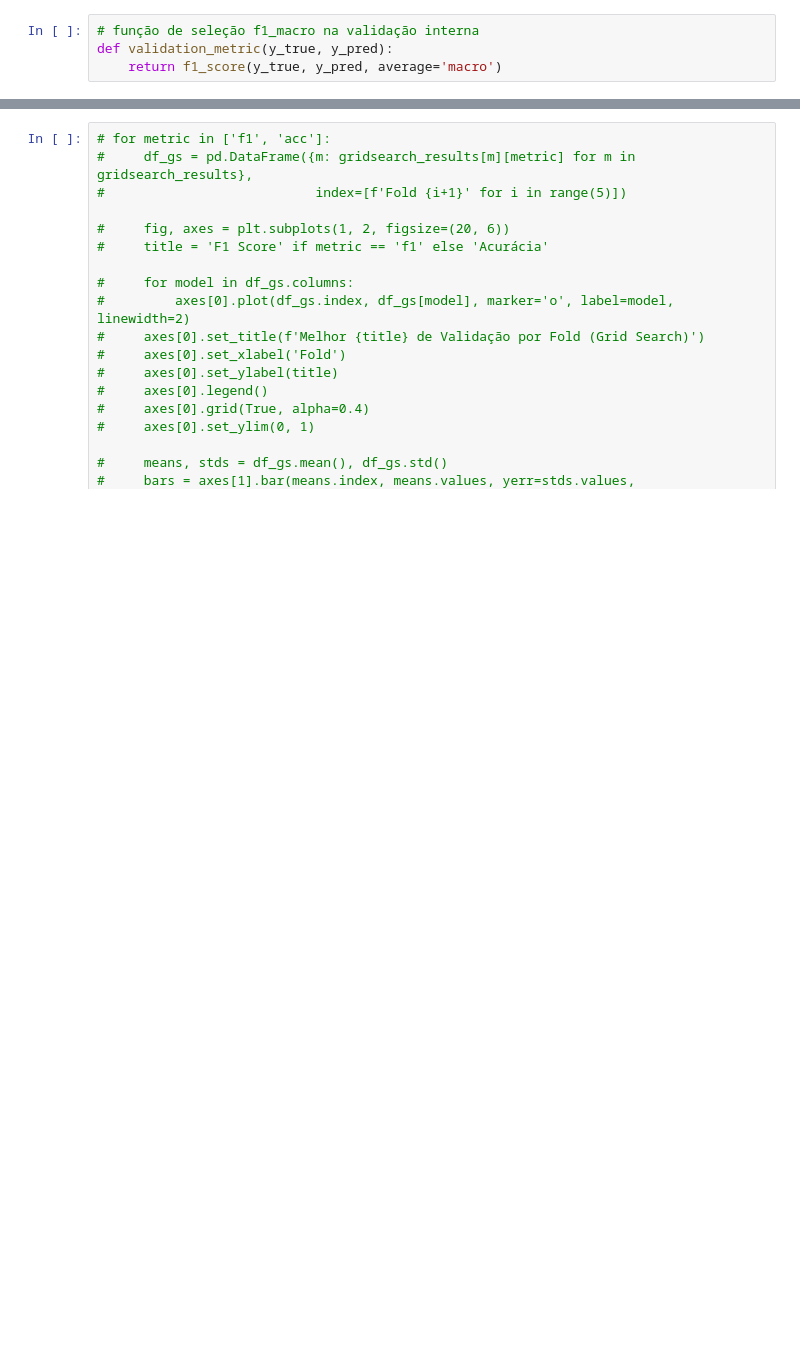
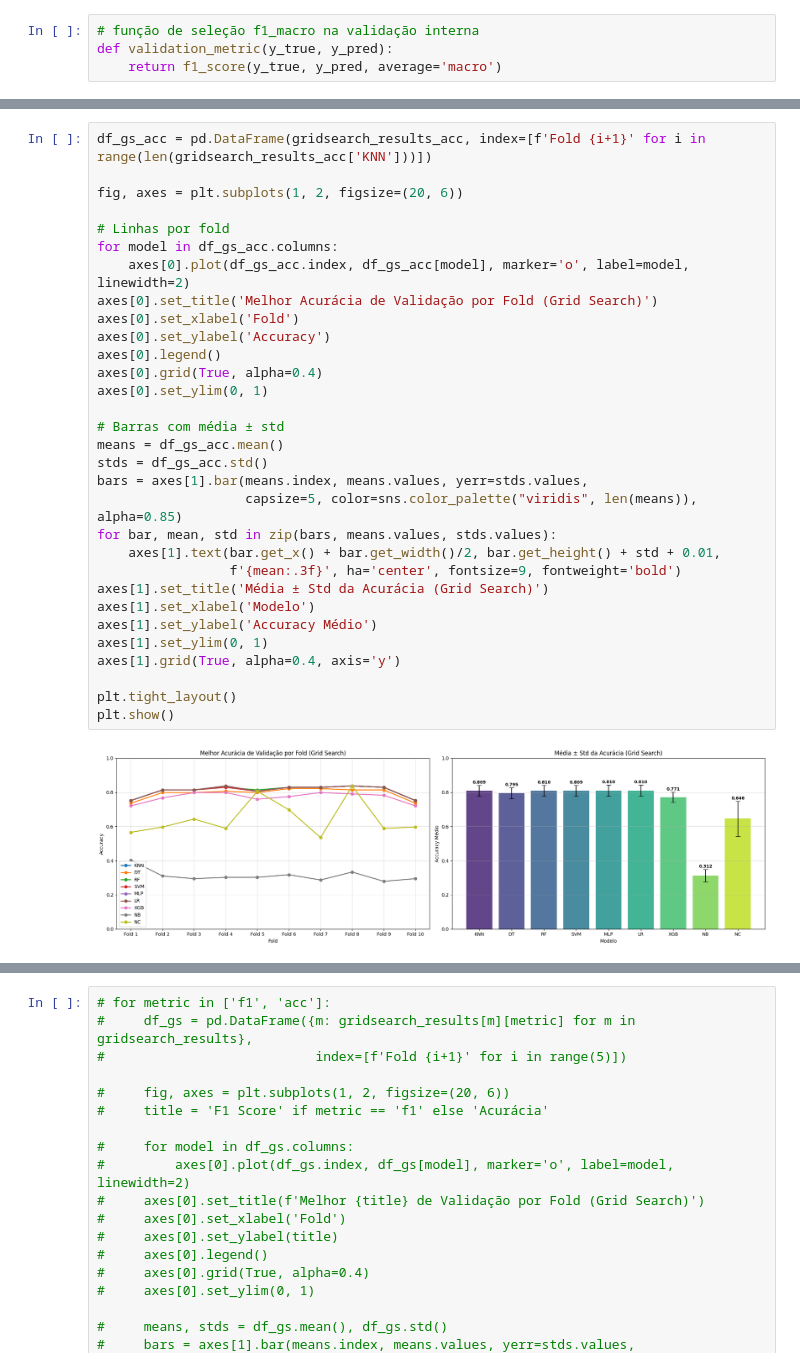
Before and after one commit to pkziinn10/Analyze-the-use-of-medical-services-by-the-elderly, a Jupyter notebook: src/AUSMI.ipynb, the cells around one changed output, grey strips where cells are left out. Drawn from its saved outputs; the diff is of its cells as text; blank space fills up the shorter version.

```diff
--- a/src/AUSMI.ipynb
+++ b/src/AUSMI.ipynb
@@ -1249 +1300,34 @@ Fold 9:
+# %%
+df_gs_acc = pd.DataFrame(gridsearch_results_acc, index=[f'Fold {i+1}' for i in range(len(gridsearch_results_acc['KNN']))])
+
+fig, axes = plt.subplots(1, 2, figsize=(20, 6))
+
+# Linhas por fold
+for model in df_gs_acc.columns:
+    axes[0].plot(df_gs_acc.index, df_gs_acc[model], marker='o', label=model, linewidth=2)
+axes[0].set_title('Melhor Acurácia de Validação por Fold (Grid Search)')
+axes[0].set_xlabel('Fold')
+axes[0].set_ylabel('Accuracy')
+axes[0].legend()
+axes[0].grid(True, alpha=0.4)
+axes[0].set_ylim(0, 1)
+
+# Barras com média ± std
+means = df_gs_acc.mean()
+stds = df_gs_acc.std()
+bars = axes[1].bar(means.index, means.values, yerr=stds.values,
+                   capsize=5, color=sns.color_palette("viridis", len(means)), alpha=0.85)
+for bar, mean, std in zip(bars, means.values, stds.values):
+    axes[1].text(bar.get_x() + bar.get_width()/2, bar.get_height() + std + 0.01,
+                 f'{mean:.3f}', ha='center', fontsize=9, fontweight='bold')
+axes[1].set_title('Média ± Std da Acurácia (Grid Search)')
+axes[1].set_xlabel('Modelo')
+axes[1].set_ylabel('Accuracy Médio')
+axes[1].set_ylim(0, 1)
+axes[1].grid(True, alpha=0.4, axis='y')
+
+plt.tight_layout()
+plt.show()
+# %% [output]
+[figure, added]
 # %%
```
Also changed, not shown: parts of 17 cells of this notebook.
